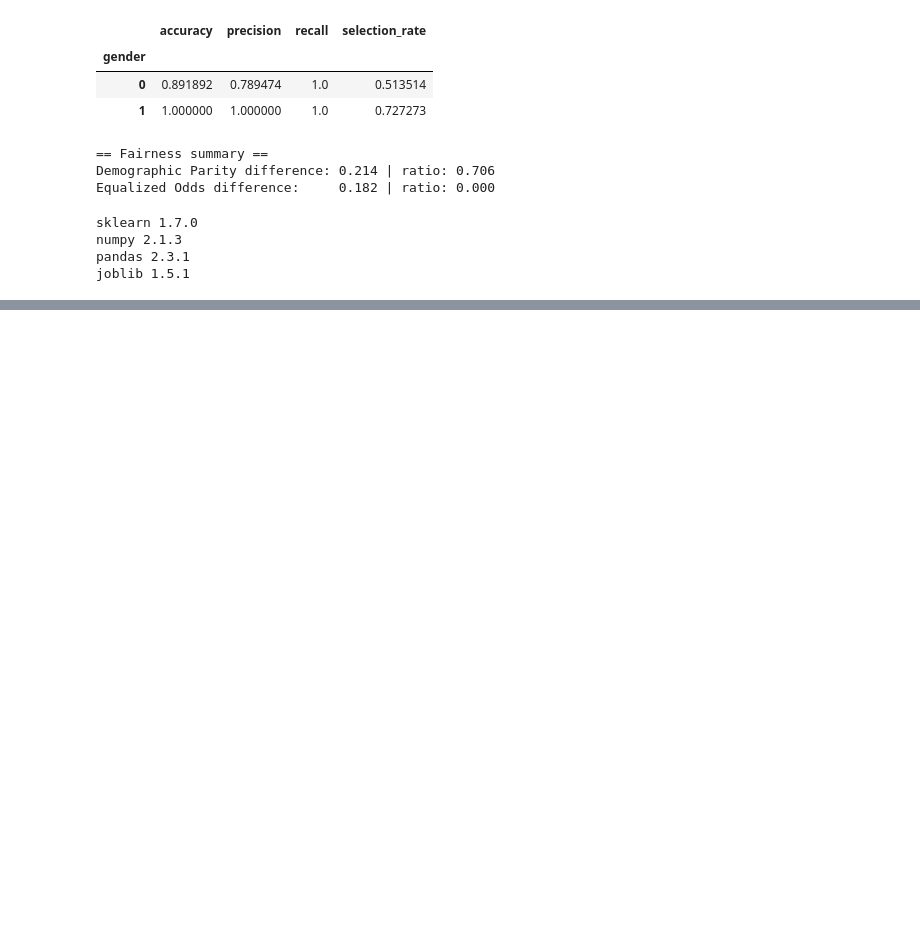
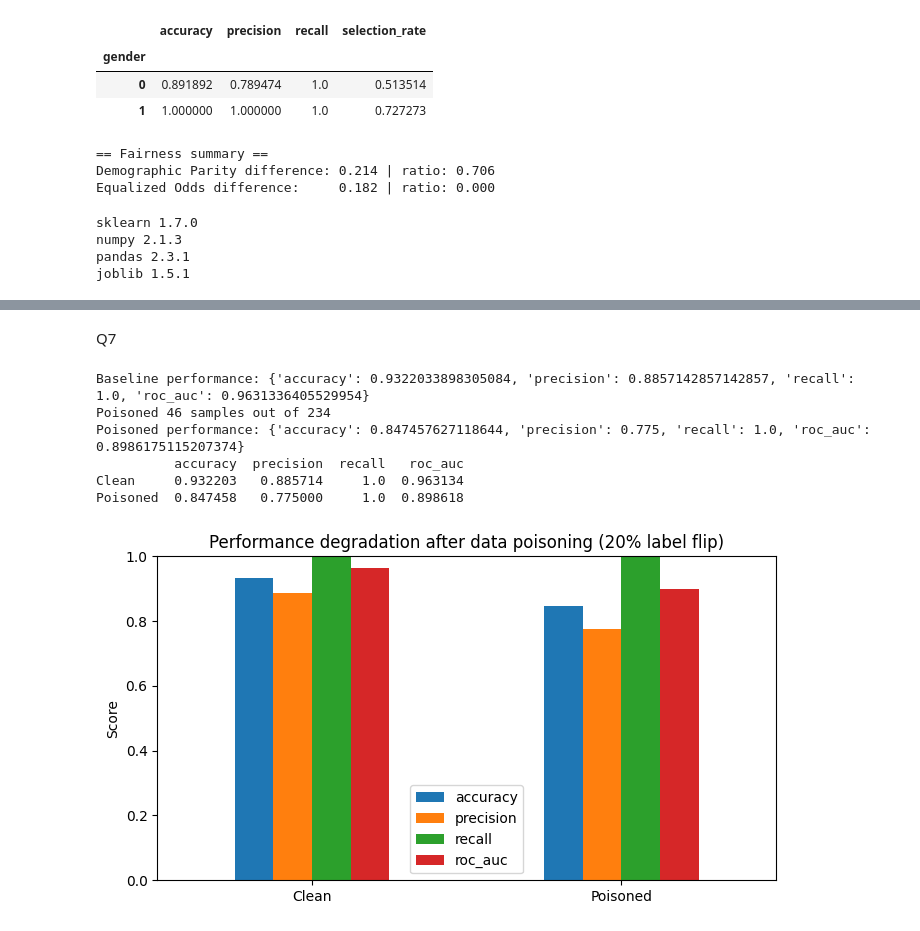
Before and after one commit to Saksham0803/21F3002170_IITMBS_MLOPS_OPPE2, a Jupyter notebook: HeartDiseaseTrainingAndPrediction.ipynb, the cells around one changed output, grey strips where cells are left out. Drawn from its saved outputs; the diff is of its cells as text; code cells hidden in the pictures; blank space fills up the shorter version.

```diff
--- a/HeartDiseaseTrainingAndPrediction.ipynb
+++ b/HeartDiseaseTrainingAndPrediction.ipynb
@@ -447,0 +452,5 @@ joblib 1.5.1
+# %%
+INPUT_CSV = "data/data.csv"          # your training CSV (already in the repo)
+OUT_DIR   = "data/generated"
+LOG_DIR   = "logs"
+N_SAMPLES = 100
@@ -447,0 +586,4 @@ joblib 1.5.1
+# %%
+X_100['age'] = X_100['age'].astype('int64')
+
+X_100['sex'] = X_100['sex'].astype('int64')
@@ -447,0 +1038,70 @@ joblib 1.5.1
+# %% [markdown]
+Q7
+# %%
+import numpy as np
+import pandas as pd
+from sklearn.linear_model import LogisticRegression
+from sklearn.metrics import accuracy_score, precision_score, recall_score, roc_auc_score, confusion_matrix, classification_report
+import matplotlib.pyplot as plt
+
+# --- Step 1: Baseline performance (already trained best model)
+baseline_preds = rs_log_reg.predict(x_test)
+baseline_proba = rs_log_reg.predict_proba(x_test)[:,1]
+
+baseline_metrics = {
+    "accuracy": accuracy_score(y_test, baseline_preds),
+    "precision": precision_score(y_test, baseline_preds, pos_label="yes"),
+    "recall": recall_score(y_test, baseline_preds, pos_label="yes"),
+    "roc_auc": roc_auc_score(y_test.map({"no":0,"yes":1}), baseline_proba)
+}
+print("Baseline performance:", baseline_metrics)
+
+# --- Step 2: Poison training labels (flip 20% at random)
+poison_frac = 0.2
+y_train_poisoned = y_train.copy()
+
+n_poison = int(len(y_train_poisoned) * poison_frac)
+np.random.seed(42)
+idx_poison = np.random.choice(len(y_train_poisoned), size=n_poison, replace=False)
+
+# flip labels
+y_train_poisoned.iloc[idx_poison] = y_train_poisoned.iloc[idx_poison].map({"yes":"no","no":"yes"})
+
+print(f"Poisoned {n_poison} samples out of {len(y_train_poisoned)}")
+
+# --- Step 3: Retrain with poisoned labels
+clf_poison = LogisticRegression(**rs_log_reg.best_params_, max_iter=1000)
+clf_poison.fit(x_train, y_train_poisoned)
+
+# --- Step 4: Evaluate poisoned model
+y_pred_poison = clf_poison.predict(x_test)
+y_prob_poison = clf_poison.predict_proba(x_test)[:,1]
+
+poison_metrics = {
+    "accuracy": accuracy_score(y_test, y_pred_poison),
+    "precision": precision_score(y_test, y_pred_poison, pos_label="yes"),
+    "recall": recall_score(y_test, y_pred_poison, pos_label="yes"),
+    "roc_auc": roc_auc_score(y_test.map({"no":0,"yes":1}), y_prob_poison)
+}
+print("Poisoned performance:", poison_metrics)
+
+# --- Step 5: Compare side by side
+df_compare = pd.DataFrame([baseline_metrics, poison_metrics], index=["Clean", "Poisoned"])
+print(df_compare)
+
+df_compare.plot(kind="bar", figsize=(7,4))
+plt.title("Performance degradation after data poisoning (20% label flip)")
+plt.ylabel("Score")
+plt.ylim(0,1)
+plt.xticks(rotation=0)
+plt.tight_layout()
+plt.savefig("logs/poisoning_comparison.png", dpi=150)
+plt.show()
+# %% [output]
+Baseline performance: {'accuracy': 0.9322033898305084, 'precision': 0.8857142857142857, 'recall': 1.0, 'roc_auc': 0.9631336405529954}
+Poisoned 46 samples out of 234
+Poisoned performance: {'accuracy': 0.847457627118644, 'precision': 0.775, 'recall': 1.0, 'roc_auc': 0.8986175115207374}
+          accuracy  precision  recall   roc_auc
+Clean     0.932203   0.885714     1.0  0.963134
+Poisoned  0.847458   0.775000     1.0  0.898618
+[figure, added]
```
Also changed, not shown: parts of 18 cells of this notebook, 16 other files.
